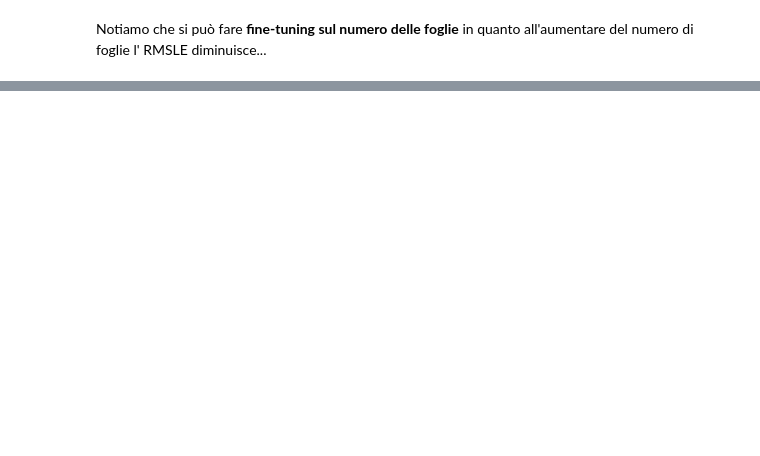
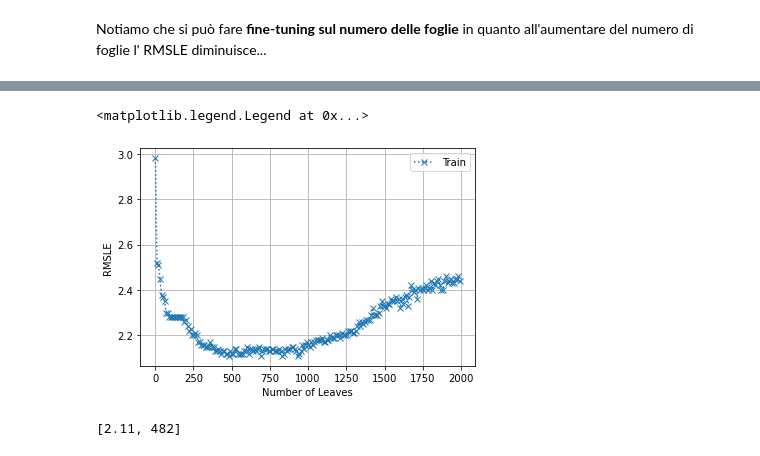
Before and after one commit to SimoneFerrari99/DWM-Kaggle-TMDB-Box-Office-Prediction, a Jupyter notebook: ProgettoDWM2021.ipynb, the cells around one changed output, grey strips where cells are left out. Saved outputs shown, nothing was run; the diff lists cells and outputs as text; code cells hidden in the pictures; blank space fills up the shorter version.

Commit message:
Fine tuning dell'albero di regressione con l'uso di k fold cross validation

```diff
--- a/ProgettoDWM2021.ipynb
+++ b/ProgettoDWM2021.ipynb
@@ -1446,0 +1470,2 @@ Notiamo che si può fare **fine-tuning sul numero delle foglie** in quanto all'a
+# %%
+X_train_80, X_test, y_train_80, y_test = train_test_split(X, y, test_size=0.20, random_state=42) #splittiamo in train e test
@@ -1446,0 +1496,8 @@ Notiamo che si può fare **fine-tuning sul numero delle foglie** in quanto all'a
+# %%
+X_train_80.reset_index(drop=True, inplace=True)   # X del train
+X_test.reset_index(drop=True, inplace=True)    # X del test
+y_train_80.reset_index(drop=True, inplace=True)   # y del train
+y_test.reset_index(drop=True, inplace=True)    # y del test
+# %%
+X_train_80.drop(labels=['imdb_id', 'keywords'], axis='columns', inplace=True)
+X_test.drop(labels=['imdb_id', 'keywords'], axis='columns', inplace=True)
@@ -1446,0 +1537,38 @@ Notiamo che si può fare **fine-tuning sul numero delle foglie** in quanto all'a
+# %%
+from sklearn.metrics.scorer import make_scorer
+from sklearn.model_selection import LeaveOneOut
+
+def rmsle_score(preds, true):
+    rmsle_score = (np.sum((np.log1p(preds)-np.log1p(true))**2)/len(true))**0.5
+    return rmsle_score
+
+RMSLE = make_scorer(rmsle_score)
+accuracies = []
+
+for max_leaves in range(2,2000, 10):
+    # train and predict
+    dt = tree.DecisionTreeRegressor(max_leaf_nodes=max_leaves)
+    #dt.fit(X_train,y_train)
+    scores = cross_val_score(dt, X_train_80, y_train_80, scoring=RMSLE, cv=5)
+    valid_RMSLE = round(np.mean(scores), 2)
+    #print ("Leaves: {:2d} - Validation RMSLE: {}".format(max_leaves,  valid_RMSLE))
+
+    accuracies += [ [valid_RMSLE, max_leaves ] ]
+
+best_accuracy, best_max_leaves = min(accuracies)
+#print ( "Best Max Leaves", best_max_leaves )
+errors = np.array(accuracies)
+
+fig, ax = plt.subplots()
+ax.plot(errors[:,1], errors[:,0], "x:", label="Train")
+ax.set_ylabel("RMSLE")
+ax.set_xlabel("Number of Leaves")
+ax.grid()
+ax.legend()
+# %% [output]
+<matplotlib.legend.Legend at 0x...>
+[figure, added]
+# %%
+min(accuracies)
+# %% [output]
+[2.11, 482]
```
Also changed, not shown: parts of 23 cells of this notebook.
